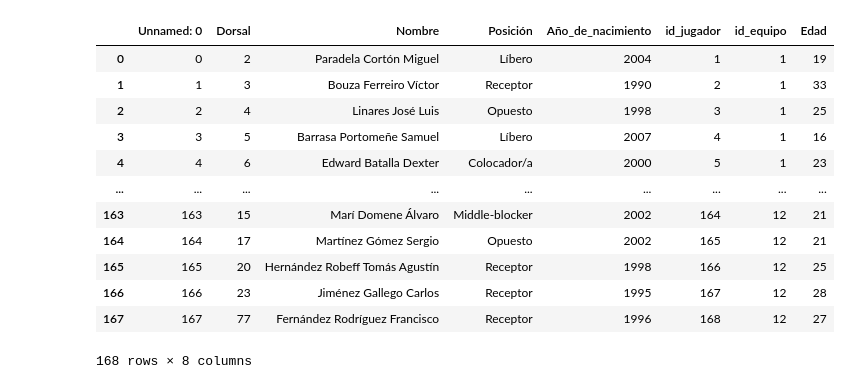
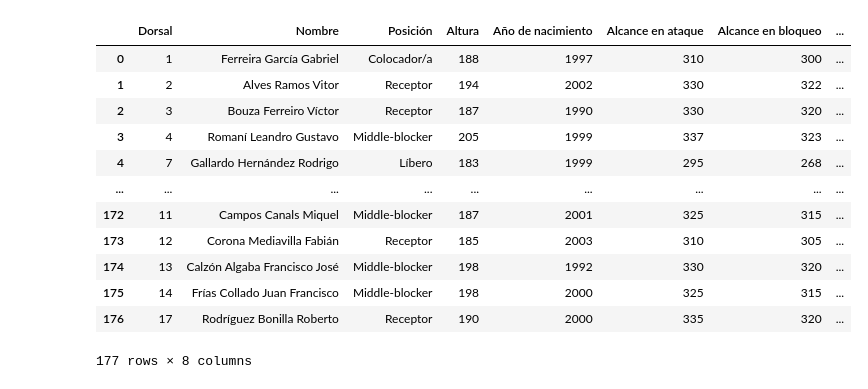
Before and after one commit to AlejandroCasna/Proyecto_final, a Jupyter notebook: notebooks/2022-2023/colocador.ipynb, the cells around one changed output. Cells and saved outputs as stored; diff of their text form; code cells hidden in the pictures.

```diff
--- a/notebooks/2022-2023/colocador.ipynb
+++ b/notebooks/2022-2023/colocador.ipynb
@@ -64,21 +49,21 @@ colocador.drop(0, inplace=True)
 # %%
 #Extraccion de jugadores.
-df= pd.read_csv('..\..\data\Jugadores.csv')
+df= pd.read_csv('../../data/2022-2023/jugadores.csv')
 df
 # %% [output]
-|  | Unnamed: 0 | Dorsal | Nombre | Posición | Año_de_nacimiento | id_jugador | id_equipo | Edad |
-| 0 | 0 | 2 | Paradela Cortón Miguel | Líbero | 2004 | 1 | 1 | 19 |
-| 1 | 1 | 3 | Bouza Ferreiro Víctor | Receptor | 1990 | 2 | 1 | 33 |
-| 2 | 2 | 4 | Linares José Luis | Opuesto | 1998 | 3 | 1 | 25 |
-| 3 | 3 | 5 | Barrasa Portomeñe Samuel | Líbero | 2007 | 4 | 1 | 16 |
-| 4 | 4 | 6 | Edward Batalla Dexter | Colocador/a | 2000 | 5 | 1 | 23 |
+|  | Dorsal | Nombre | Posición | Altura | Año de nacimiento | Alcance en ataque | Alcance en bloqueo | ... |
+| 0 | 1 | Ferreira García Gabriel | Colocador/a | 188 | 1997 | 310 | 300 | ... |
+| 1 | 2 | Alves Ramos Vitor | Receptor | 194 | 2002 | 330 | 322 | ... |
+| 2 | 3 | Bouza Ferreiro Víctor | Receptor | 187 | 1990 | 330 | 320 | ... |
+| 3 | 4 | Romaní Leandro Gustavo | Middle-blocker | 205 | 1999 | 337 | 323 | ... |
+| 4 | 7 | Gallardo Hernández Rodrigo | Líbero | 183 | 1999 | 295 | 268 | ... |
 | ... | ... | ... | ... | ... | ... | ... | ... | ... |
-| 163 | 163 | 15 | Marí Domene Álvaro | Middle-blocker | 2002 | 164 | 12 | 21 |
-| 164 | 164 | 17 | Martínez Gómez Sergio | Opuesto | 2002 | 165 | 12 | 21 |
-| 165 | 165 | 20 | Hernández Robeff Tomás Agustín | Receptor | 1998 | 166 | 12 | 25 |
-| 166 | 166 | 23 | Jiménez Gallego Carlos | Receptor | 1995 | 167 | 12 | 28 |
-| 167 | 167 | 77 | Fernández Rodríguez Francisco | Receptor | 1996 | 168 | 12 | 27 |
+| 172 | 11 | Campos Canals Miquel | Middle-blocker | 187 | 2001 | 325 | 315 | ... |
+| 173 | 12 | Corona Mediavilla Fabián | Receptor | 185 | 2003 | 310 | 305 | ... |
+| 174 | 13 | Calzón Algaba Francisco José | Middle-blocker | 198 | 1992 | 330 | 320 | ... |
+| 175 | 14 | Frías Collado Juan Francisco | Middle-blocker | 198 | 2000 | 325 | 315 | ... |
+| 176 | 17 | Rodríguez Bonilla Roberto | Receptor | 190 | 2000 | 335 | 320 | ... |
-168 rows × 8 columns
+177 rows × 8 columns
 # %%
 colocador = pd.merge(colocador, df[['Nombre', 'id_jugador']], on='Nombre', how='left')
 
```
Also changed, not shown: parts of 12 cells of this notebook, 5 other files.
